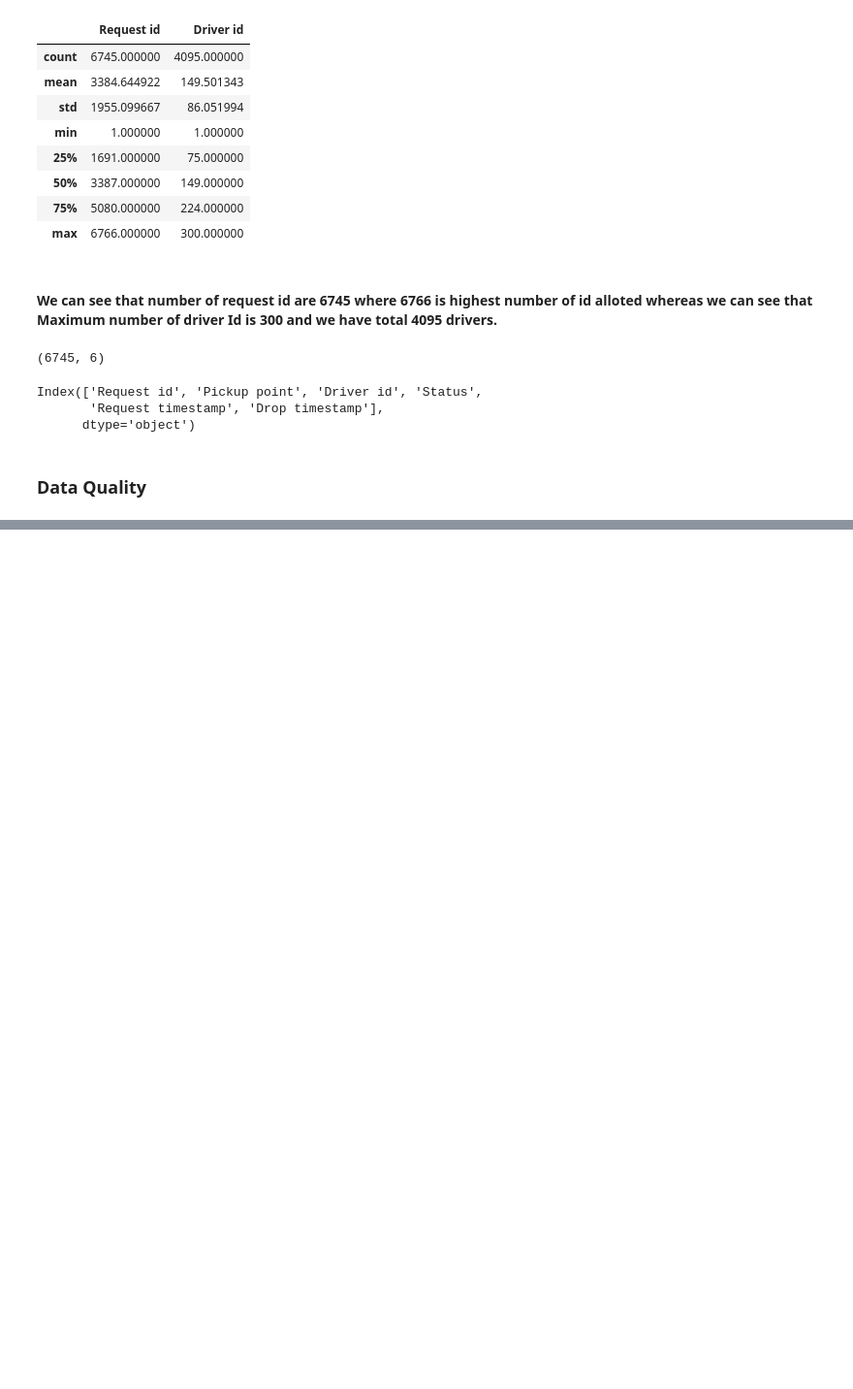
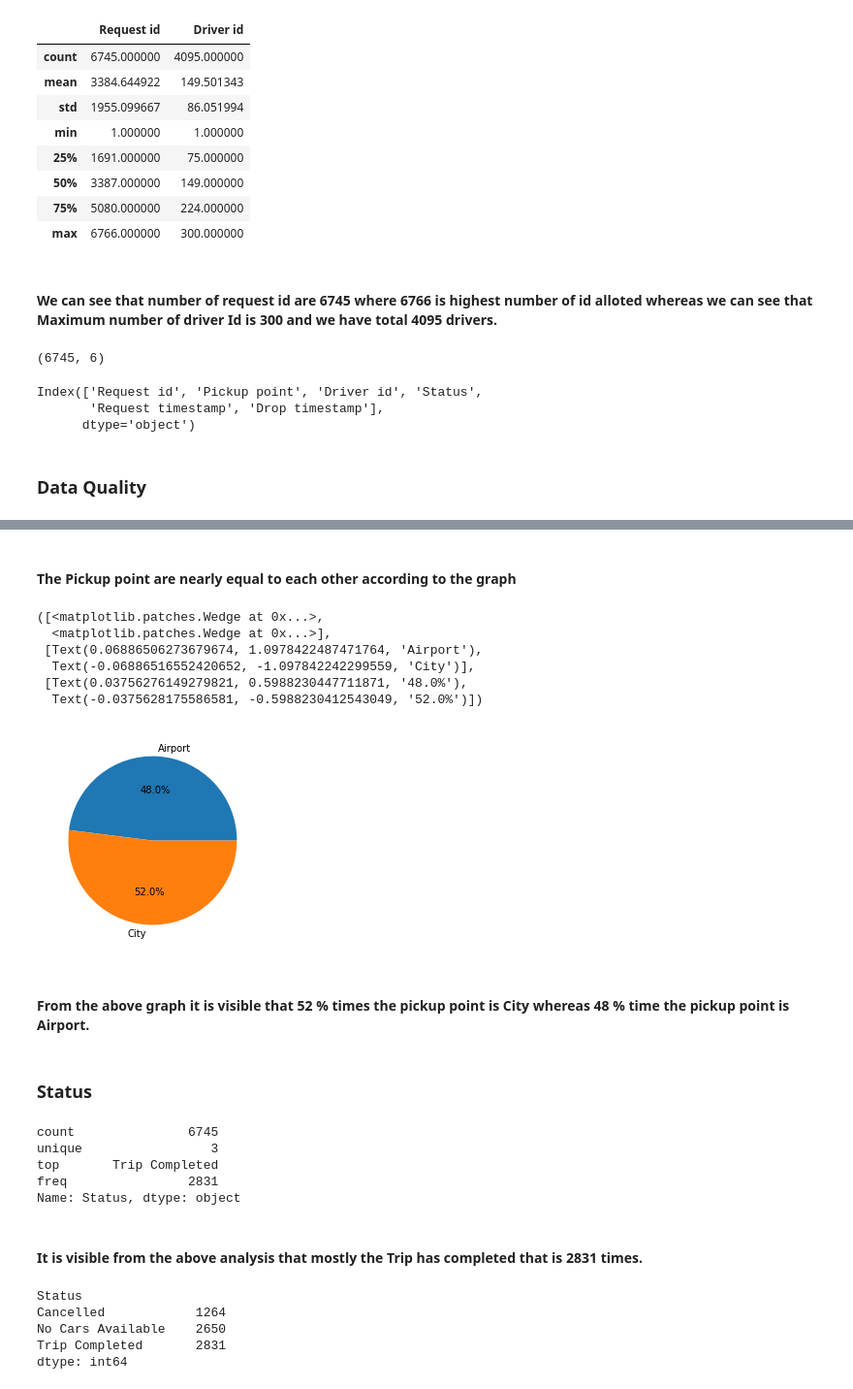
Before and after one commit to Akshay2224/Uber_Request_Data, a Jupyter notebook: Uber_Supply_EDA_Rpt.ipynb, the cells around one changed output, grey strips where cells are left out. Shown: that part at 97% size. Saved outputs shown, nothing was run; the diff lists cells and outputs as text; code cells hidden in the pictures; blank space fills up the shorter version.

```diff
--- a/Uber_Supply_EDA_Rpt.ipynb
+++ b/Uber_Supply_EDA_Rpt.ipynb
@@ -85,0 +287,35 @@ Index(['Request id', 'Pickup point', 'Driver id', 'Status',
+# %% [markdown]
+#### The Pickup point are nearly equal to each other according to the graph
+# %%
+pie(df1,labels=df1.index,autopct='%1.1f%%')
+# %% [output]
+([<matplotlib.patches.Wedge at 0x...>,
+  <matplotlib.patches.Wedge at 0x...>],
+ [Text(0.06886506273679674, 1.0978422487471764, 'Airport'),
+  Text(-0.06886516552420652, -1.097842242299559, 'City')],
+ [Text(0.03756276149279821, 0.5988230447711871, '48.0%'),
+  Text(-0.0375628175586581, -0.5988230412543049, '52.0%')])
+[figure, added]
+# %% [markdown]
+#### From the above graph it is visible that 52 % times the pickup point is City whereas 48 % time the pickup point is Airport.
+# %% [markdown]
+### Status
+# %%
+df['Status'].describe()
+# %% [output]
+count               6745
+unique                 3
+top       Trip Completed
+freq                2831
+Name: Status, dtype: object
+# %% [markdown]
+#### It is visible from the above analysis that mostly the Trip has completed that is 2831 times.
+# %%
+df2=df.groupby('Status').size()
+df2
+# %% [output]
+Status
+Cancelled            1264
+No Cars Available    2650
+Trip Completed       2831
+dtype: int64
```
Also changed, not shown: parts of 51 cells of this notebook.
